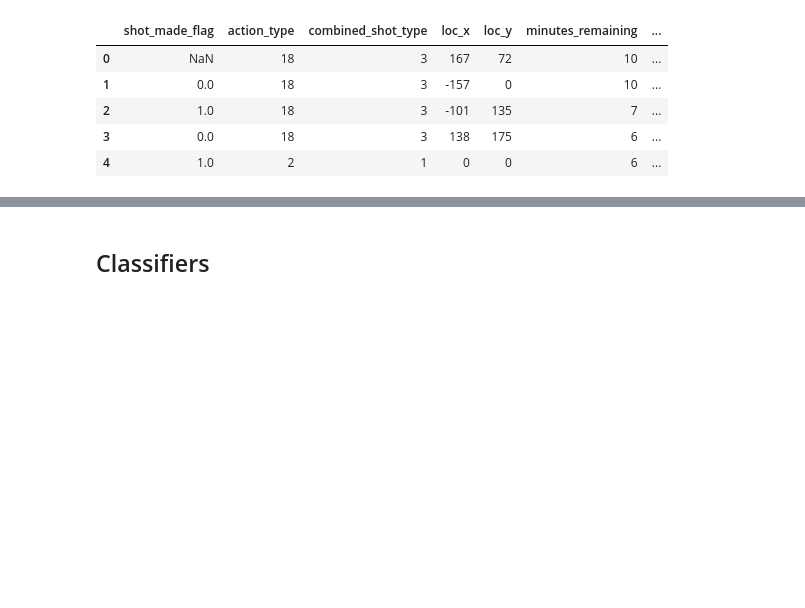
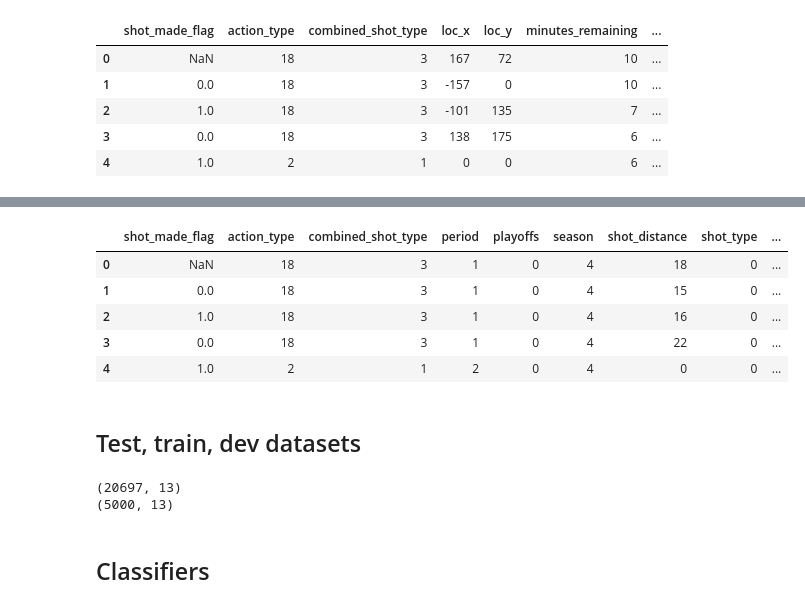
Before and after one commit to jmercado14/mids-w207-final, a Jupyter notebook: kobe_shot_selection.ipynb, the cells around one changed output, grey strips where cells are left out. Saved outputs shown, nothing was run; the diff lists cells and outputs as text; code cells hidden in the pictures; blank space fills up the shorter version.

```diff
--- a/kobe_shot_selection.ipynb
+++ b/kobe_shot_selection.ipynb
@@ -306,6 +306,11 @@ plt.title("Baskets made")
 plt.show()
 # %% [output]
 [figure]
+# %%
+# The data becomes quite sparse with shot_distance > 30. To deal with outliers, for distances between
+# 31 and 40, we set equal to 35 and for distances greater than equal to 40 we set equal to 40.
+d1.loc[(d1["shot_distance"] > 30) & (d1["shot_distance"] < 40), "shot_distance" ] = 35
+d1.loc[(d1["shot_distance"] >= 40), "shot_distance"] = 40
 # %% [markdown]
 ### Shot zone area
 # %%
@@ -389,3 +394,10 @@ d1.head(5)
 | 2 | 1.0 | 18 | 3 | -101 | 135 | 7 | ... |
 | 3 | 0.0 | 18 | 3 | 138 | 175 | 6 | ... |
 | 4 | 1.0 | 2 | 1 | 0 | 0 | 6 | ... |
+# %%
+# drop unused columns/variables that were transformed
+d1.drop("minutes_remaining", 1, inplace=True)
+d1.drop("seconds_remaining", 1, inplace=True)
+d1.drop("time_remaining", 1, inplace=True)
+d1.drop("loc_x", 1, inplace=True)
+d1.drop("loc_y", 1, inplace=True)
@@ -392,2 +424,44 @@ d1.head(5)
+# %%
+d1.head(5)
+# %% [output]
+|  | shot_made_flag | action_type | combined_shot_type | period | playoffs | season | shot_distance | shot_type | ... |
+| 0 | NaN | 18 | 3 | 1 | 0 | 4 | 18 | 0 | ... |
+| 1 | 0.0 | 18 | 3 | 1 | 0 | 4 | 15 | 0 | ... |
+| 2 | 1.0 | 18 | 3 | 1 | 0 | 4 | 16 | 0 | ... |
+| 3 | 0.0 | 18 | 3 | 1 | 0 | 4 | 22 | 0 | ... |
+| 4 | 1.0 | 2 | 1 | 2 | 0 | 4 | 0 | 0 | ... |
+# %% [markdown]
+## Test, train, dev datasets
+# %%
+## create test dataset
+d2 = d1[pd.notnull(d1['shot_made_flag'])]
+X = d2.drop('shot_made_flag', 1)
+Y = d2['shot_made_flag']
+
+test = d1[pd.isnull(d1['shot_made_flag'])]
+test = test.drop('shot_made_flag', 1)
+
+## create train and dev datasets
+## shuffle dataframe rows
+
+## Shuffle the input
+np.random.seed(50)
+shuffle = d1.sample(frac=1)
+d2_shuffle = randomized[pd.notnull(shuffle['shot_made_flag'])]
+X_shuffle = d2_shuffle.drop('shot_made_flag', 1)
+Y_shuffle = d2_shuffle['shot_made_flag']
+
+## create train and test set
+X_train, Y_train = X_shuffle.iloc[:20697], Y_shuffle.iloc[:20697]
+X_dev, Y_dev = X_shuffle.iloc[20697:], Y_shuffle.iloc[20697:]
+
+print(X_train.shape)
+print(X_dev.shape)
+
+train_data, train_labels = X_train.values, Y_train.values
+dev_data, dev_labels = X_dev.values, Y_dev.values
+# %% [output]
+(20697, 13)
+(5000, 13)
 # %% [markdown]
 ## Classifiers
```
Also changed, not shown: parts of 13 cells of this notebook.
